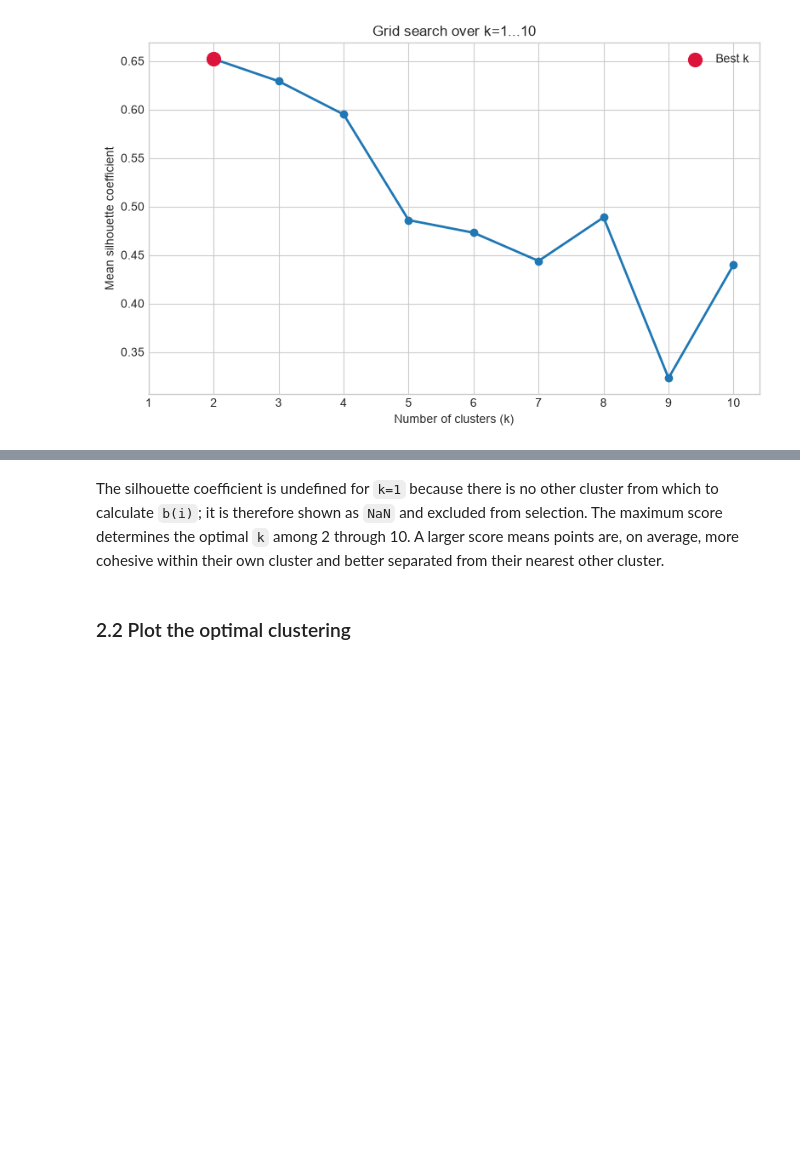
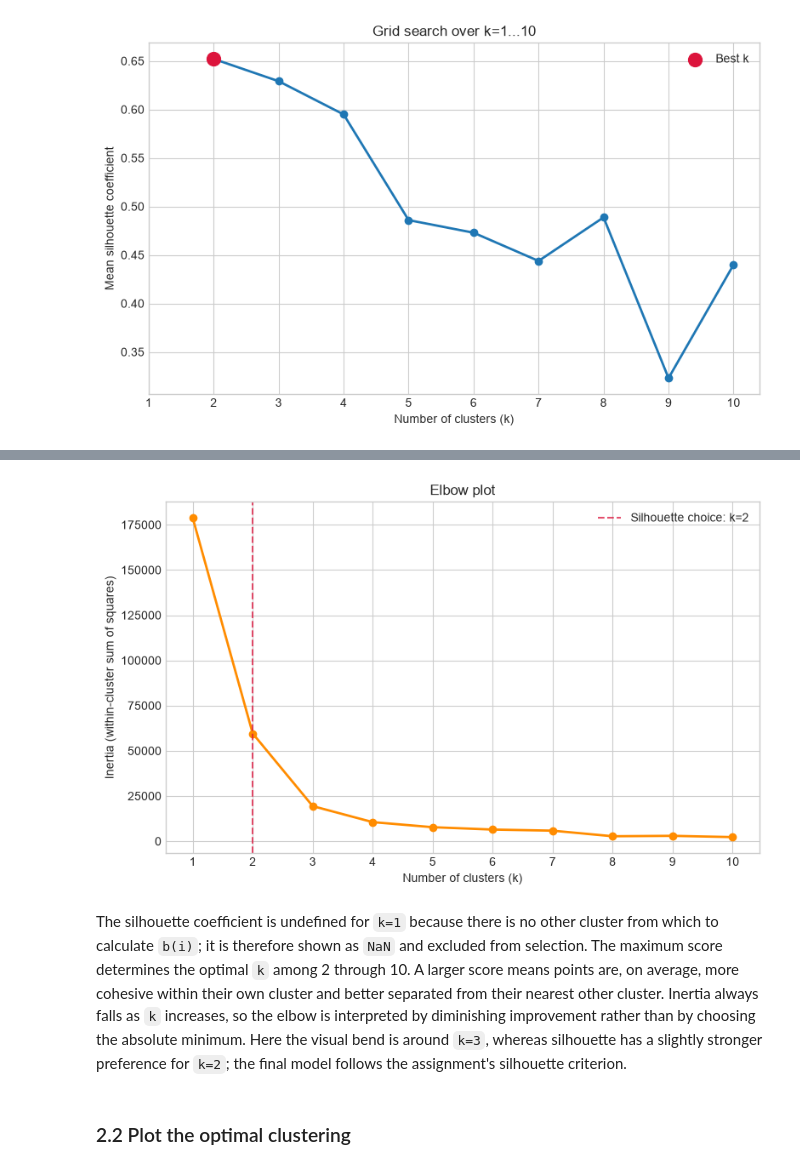
Before and after one commit to hoha666/kmeans-rent-classification, a Jupyter notebook: kmeans_rent_classification.ipynb, the cells around one changed output, grey strips where cells are left out. Saved outputs shown, nothing was run; the diff lists cells and outputs as text; code cells hidden in the pictures; blank space fills up the shorter version.

Commit message:
Add inertia elbow plot to cluster grid search

```diff
--- a/kmeans_rent_classification.ipynb
+++ b/kmeans_rent_classification.ipynb
@@ -218,5 +222,14 @@ Best k = 2, silhouette coefficient = 0.6521
+# %%
+fig, ax = plt.subplots(figsize=(8, 5))
+ax.plot(grid_results['k'], grid_results['inertia'], marker='o', linewidth=2, color='darkorange')
+ax.axvline(optimal_k, color='crimson', linestyle='--', alpha=.75, label=f'Silhouette choice: k={optimal_k}')
+ax.set(xticks=range(1, 11), xlabel='Number of clusters (k)',
+       ylabel='Inertia (within-cluster sum of squares)', title='Elbow plot')
+ax.legend(); plt.tight_layout(); plt.show()
+# %% [output]
+[figure, added]
 # %% [markdown]
-The silhouette coefficient is undefined for `k=1` because there is no other cluster from which to calculate `b(i)`; it is therefore shown as `NaN` and excluded from selection. The maximum score determines the optimal `k` among 2 through 10. A larger score means points are, on average, more cohesive within their own cluster and better separated from their nearest other cluster.
+The silhouette coefficient is undefined for `k=1` because there is no other cluster from which to calculate `b(i)`; it is therefore shown as `NaN` and excluded from selection. The maximum score determines the optimal `k` among 2 through 10. A larger score means points are, on average, more cohesive within their own cluster and better separated from their nearest other cluster. Inertia always falls as `k` increases, so the elbow is interpreted by diminishing improvement rather than by choosing the absolute minimum. Here the visual bend is around `k=3`, whereas silhouette has a slightly stronger preference for `k=2`; the final model follows the assignment's silhouette criterion.
 # %% [markdown]
 ### 2.2 Plot the optimal clustering
 # %%
```
Also changed, not shown: parts of 1 cell of this notebook, 3 other files.
